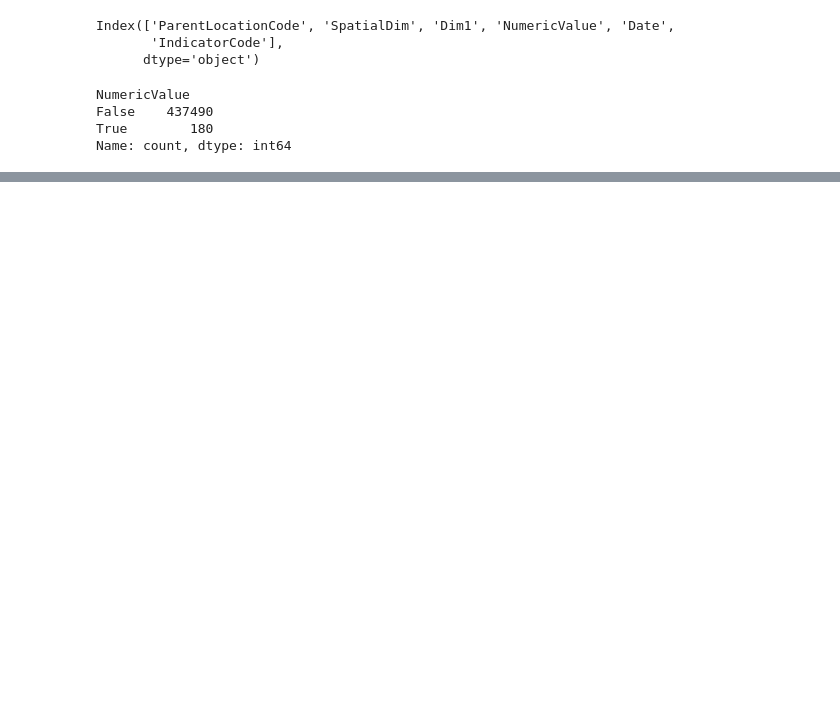
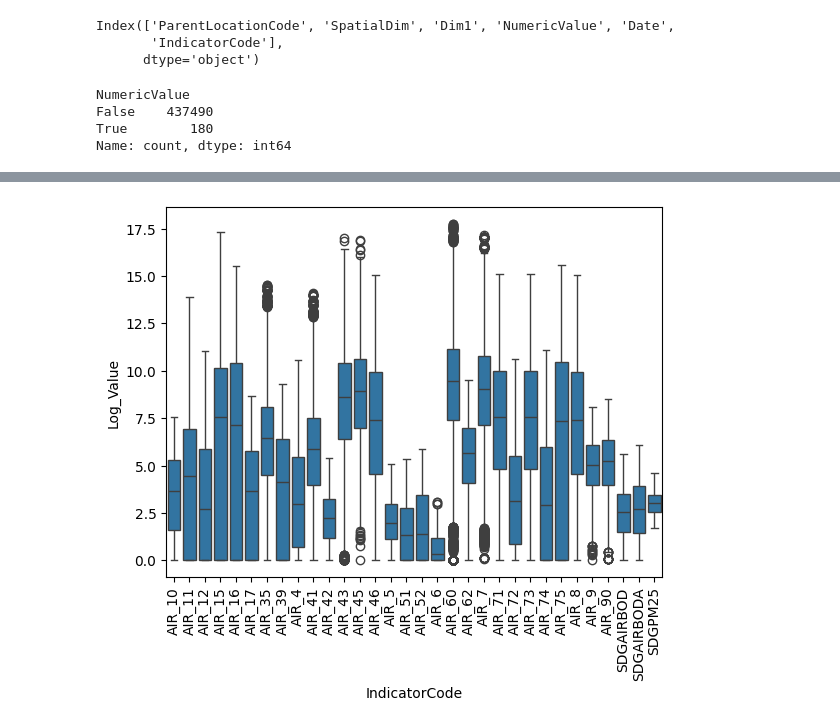
Before and after one commit to baolam/heart-disease-analysis, a Jupyter notebook: air_data_analysis.ipynb, the cells around one changed output, grey strips where cells are left out. Drawn from its saved outputs; the diff is of its cells as text; code cells hidden in the pictures; blank space fills up the shorter version.

```diff
--- a/air_data_analysis.ipynb
+++ b/air_data_analysis.ipynb
@@ -173,0 +200,6 @@ Name: count, dtype: int64
+# %%
+df1['Log_Value'] = np.log1p(df1['NumericValue'])
+sns.boxplot(data=df1, x="IndicatorCode", y="Log_Value")
+plt.xticks(rotation=90);
+# %% [output]
+[figure, added]
```
Also changed, not shown: parts of 12 cells of this notebook, 1 other file.
